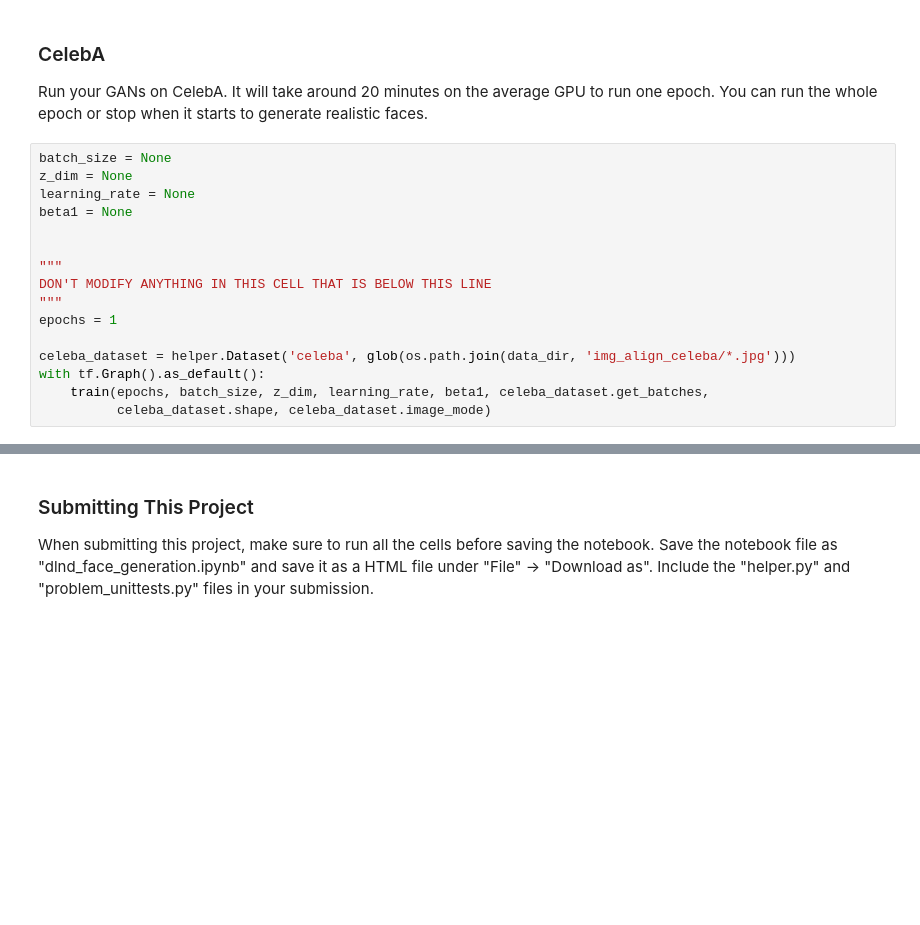
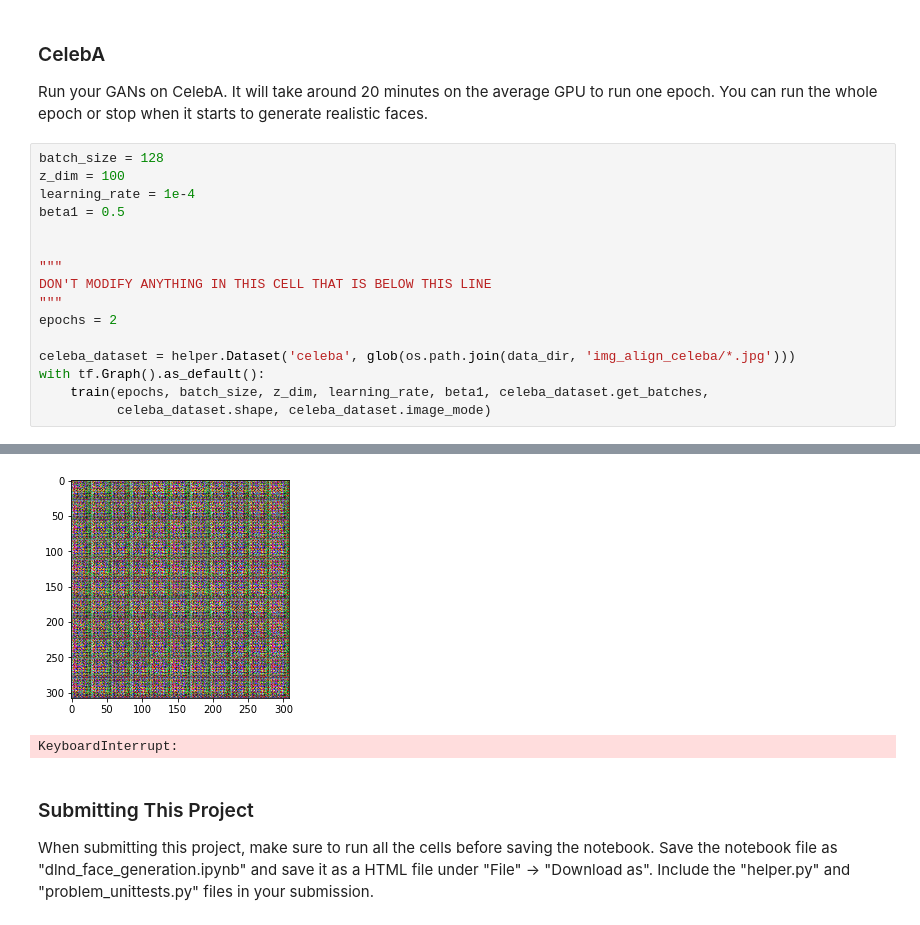
Before and after one commit to JianxiangFENG/Udacity_project, a Jupyter notebook: project_5/face_generation/dlnd_face_generation.ipynb, the cells around one changed output, grey strips where cells are left out. Saved outputs shown, nothing was run; the diff lists cells and outputs as text; blank space fills up the shorter version.

```diff
--- a/project_5/face_generation/dlnd_face_generation.ipynb
+++ b/project_5/face_generation/dlnd_face_generation.ipynb
@@ -402,18 +430,19 @@ ValueError: Variable generator/dense/kernel already exists, disallowed. Did you
 ### CelebA
 Run your GANs on CelebA.  It will take around 20 minutes on the average GPU to run one epoch.  You can run the whole epoch or stop when it starts to generate realistic faces.
 # %%
-batch_size = None
-z_dim = None
-learning_rate = None
-beta1 = None
+batch_size = 128
+z_dim = 100
+learning_rate = 1e-4
+beta1 = 0.5
 
 
 """
 DON'T MODIFY ANYTHING IN THIS CELL THAT IS BELOW THIS LINE
 """
-epochs = 1
+epochs = 2
 
 celeba_dataset = helper.Dataset('celeba', glob(os.path.join(data_dir, 'img_align_celeba/*.jpg')))
 with tf.Graph().as_default():
     train(epochs, batch_size, z_dim, learning_rate, beta1, celeba_dataset.get_batches,
           celeba_dataset.shape, celeba_dataset.image_mode)
+# %% [output]
@@ -420,3 +459,5 @@ with tf.Graph().as_default():
+[figure, added]
+KeyboardInterrupt:
 # %% [markdown]
 ### Submitting This Project
 When submitting this project, make sure to run all the cells before saving the notebook. Save the notebook file as "dlnd_face_generation.ipynb" and save it as a HTML file under "File" -> "Download as". Include the "helper.py" and "problem_unittests.py" files in your submission.
```
Also changed, not shown: parts of 8 cells of this notebook.
